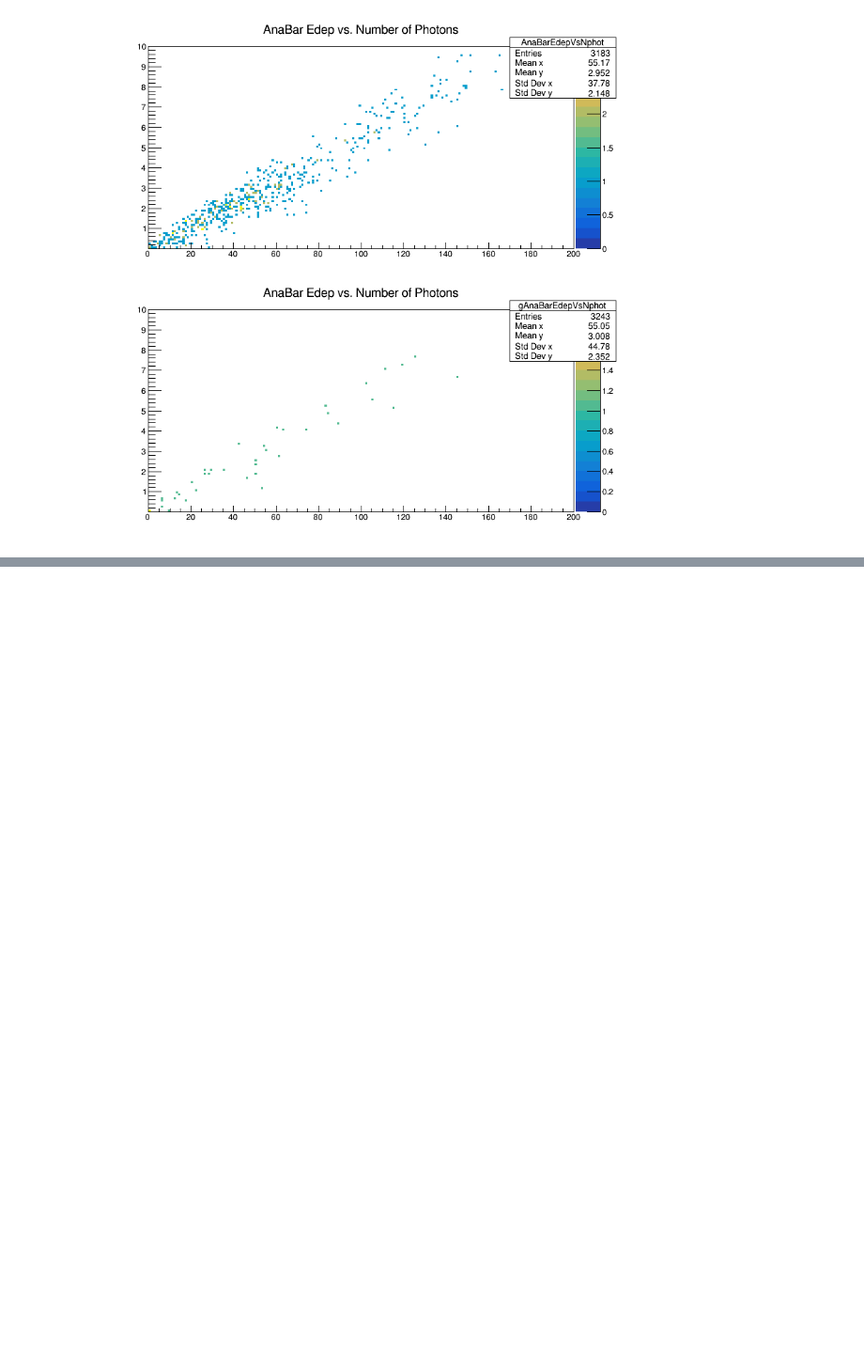
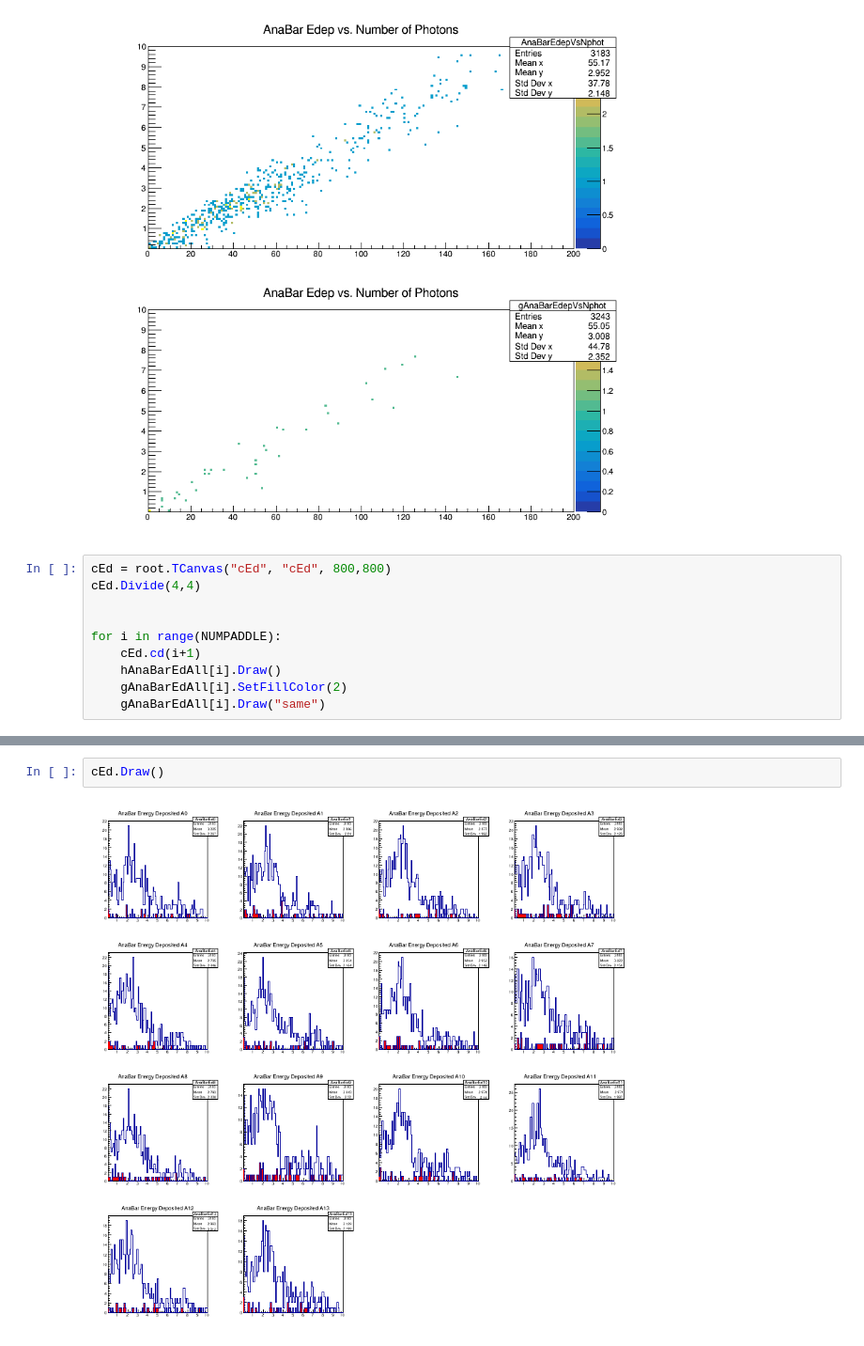
Before and after one commit to chapatilasers/AnaBarMC, a Jupyter notebook: AnalyseSignalsPyROOTCompare.ipynb, the cells around one changed output, grey strips where cells are left out. Shown at 94% size. Saved outputs shown, nothing was run; the diff lists cells and outputs as text; blank space fills up the shorter version.

```diff
--- a/AnalyseSignalsPyROOTCompare.ipynb
+++ b/AnalyseSignalsPyROOTCompare.ipynb
@@ -792,3 +792,13 @@ c7Profile.Draw()
 c7PE_MeV.Draw()
 # %% [output]
 [figure]
+# %%
+cEd = root.TCanvas("cEd", "cEd", 800,800)
+cEd.Divide(4,4)
+
+
+for i in range(NUMPADDLE):
+    cEd.cd(i+1)
+    hAnaBarEdAll[i].Draw()
+    gAnaBarEdAll[i].SetFillColor(2)
+    gAnaBarEdAll[i].Draw("same")
@@ -794,0 +807,4 @@ c7PE_MeV.Draw()
+# %%
+cEd.Draw()
+# %% [output]
+[figure, added]
```
Also changed, not shown: parts of 5 cells of this notebook.
